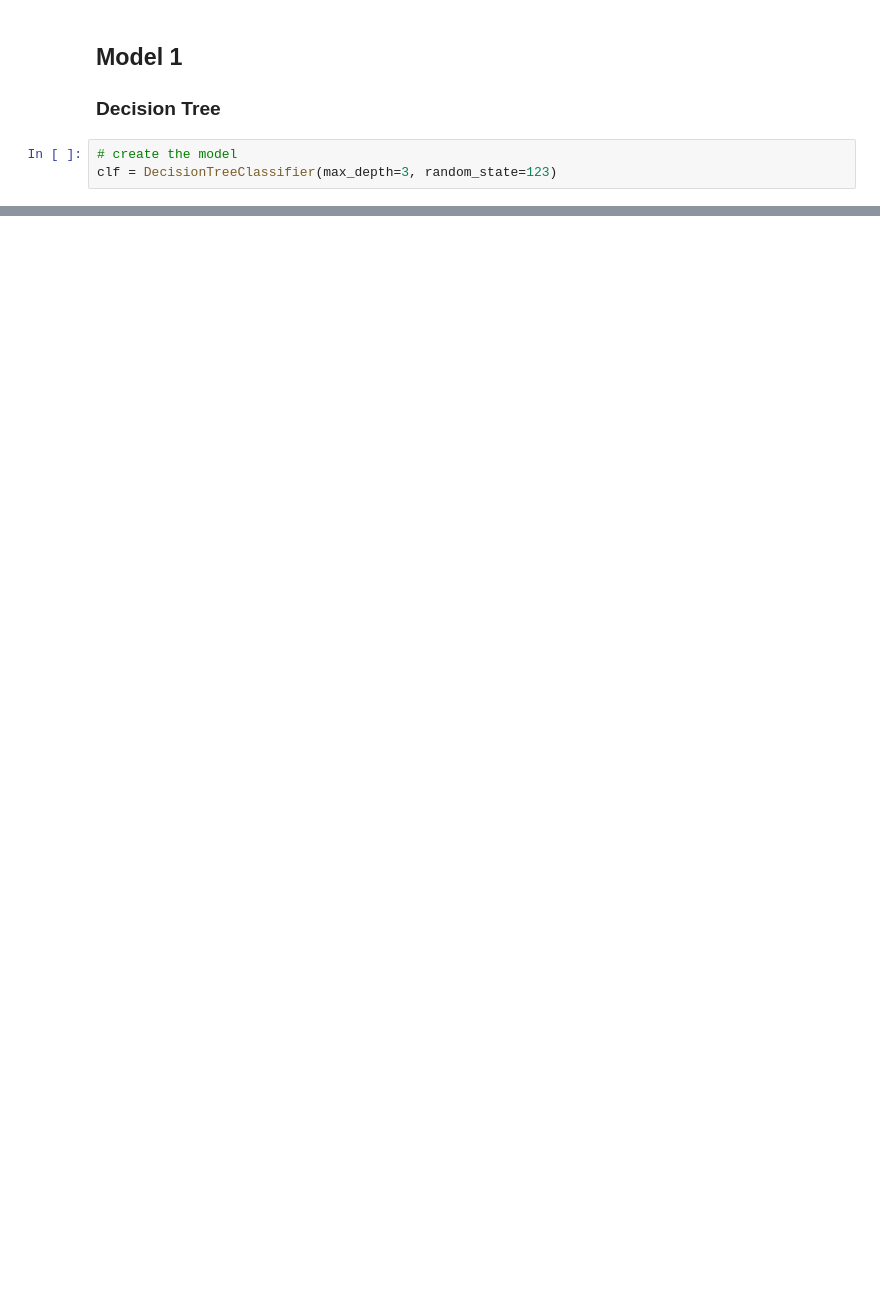
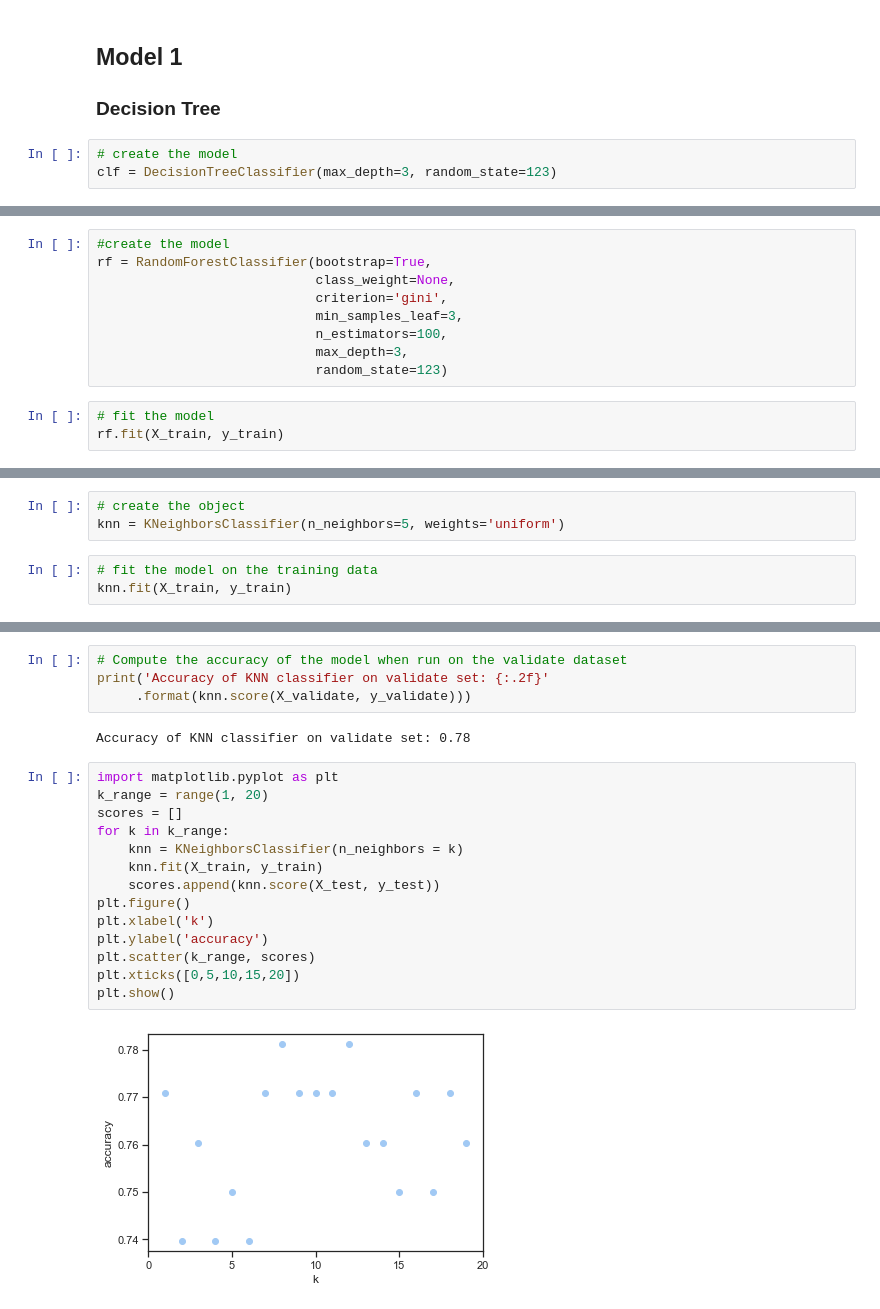
Before and after one commit to SLawsonWoods/Loan_Status_Classification_Project, a Jupyter notebook: my_project.ipynb, the cells around one changed output, grey strips where cells are left out. Saved outputs shown, nothing was run; the diff lists cells and outputs as text; blank space fills up the shorter version.

Commit message:
Testing functiions before transfer and finishing modeling.

```diff
--- a/my_project.ipynb
+++ b/my_project.ipynb
@@ -629,0 +641,12 @@ ValueError: could not convert string to float: 'Male'
+# %%
+#create the model
+rf = RandomForestClassifier(bootstrap=True,
+                            class_weight=None,
+                            criterion='gini',
+                            min_samples_leaf=3,
+                            n_estimators=100,
+                            max_depth=3,
+                            random_state=123)
+# %%
+# fit the model
+rf.fit(X_train, y_train)
@@ -629,0 +707,6 @@ ValueError: could not convert string to float: 'Male'
+# %%
+# create the object
+knn = KNeighborsClassifier(n_neighbors=5, weights='uniform')
+# %%
+# fit the model on the training data
+knn.fit(X_train, y_train)
@@ -629,0 +742,22 @@ ValueError: could not convert string to float: 'Male'
+# %%
+# Compute the accuracy of the model when run on the validate dataset
+print('Accuracy of KNN classifier on validate set: {:.2f}'
+     .format(knn.score(X_validate, y_validate)))
+# %% [output]
+Accuracy of KNN classifier on validate set: 0.78
+# %%
+import matplotlib.pyplot as plt
+k_range = range(1, 20)
+scores = []
+for k in k_range:
+    knn = KNeighborsClassifier(n_neighbors = k)
+    knn.fit(X_train, y_train)
+    scores.append(knn.score(X_test, y_test))
+plt.figure()
+plt.xlabel('k')
+plt.ylabel('accuracy')
+plt.scatter(k_range, scores)
+plt.xticks([0,5,10,15,20])
+plt.show()
+# %% [output]
+[figure, added]
```
Also changed, not shown: parts of 102 cells of this notebook, 1 other file.
